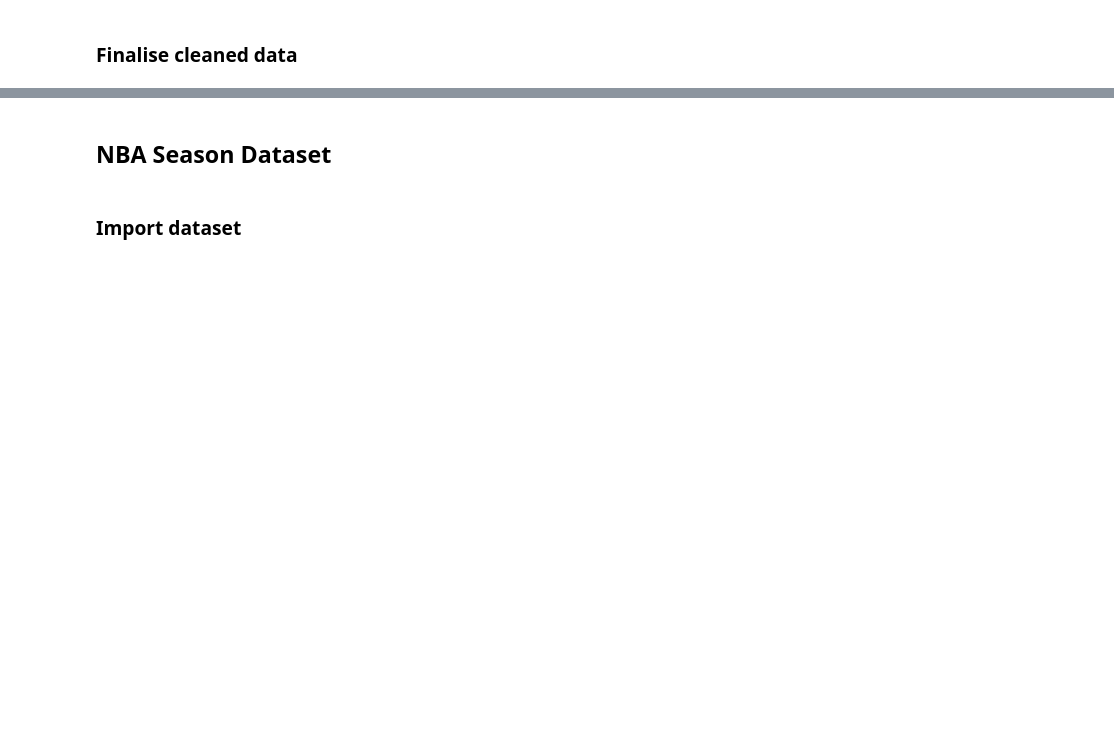
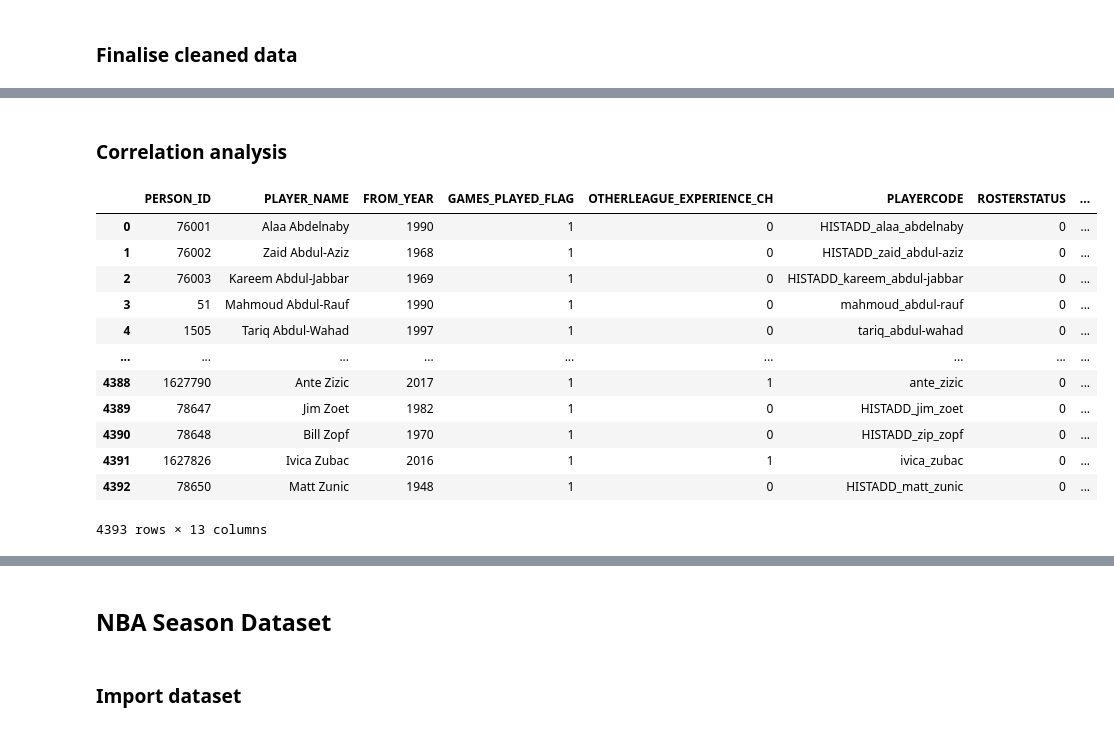
Before and after one commit to SalahAlHaismawi/Artificial-Intelligence-Problems, a Jupyter notebook: Project.ipynb, the cells around one changed output, grey strips where cells are left out. Saved outputs shown, nothing was run; the diff lists cells and outputs as text; code cells hidden in the pictures; blank space fills up the shorter version.

```diff
--- a/Project.ipynb
+++ b/Project.ipynb
@@ -882,2 +997,36 @@ check_missing_values(playerlist)
 # %%
 playerlist.to_csv('playerlist_cleaned.csv', index=False)
+# %% [markdown]
+### Correlation analysis
+# %%
+playerlist_LE = pd.read_csv('playerlist_cleaned.csv')
+
+# Select relevant columns for clustering
+col_list = playerlist_LE .select_dtypes(include=["object"]).columns.to_list()
+
+# Remove the "Date" and "Time" columns from the list
+col_list = [col for col in col_list if col not in ["PERSON_ID", "PLAYER_NAME", 'PLAYERCODE', 'TEAM_ID', 'TEAM_NAME', 'TEAM_CODE']]
+
+encoders = {}
+for col in col_list:
+    encoders[col] = LabelEncoder()
+
+# Encode the object columns in the DataFrame
+for col in col_list:
+    playerlist_LE [col] = encoders[col].fit_transform(playerlist_LE [col])
+
+playerlist_LE
+# %% [output]
+|  | PERSON_ID | PLAYER_NAME | FROM_YEAR | GAMES_PLAYED_FLAG | OTHERLEAGUE_EXPERIENCE_CH | PLAYERCODE | ROSTERSTATUS | ... |
+| 0 | 76001 | Alaa Abdelnaby | 1990 | 1 | 0 | HISTADD_alaa_abdelnaby | 0 | ... |
+| 1 | 76002 | Zaid Abdul-Aziz | 1968 | 1 | 0 | HISTADD_zaid_abdul-aziz | 0 | ... |
+| 2 | 76003 | Kareem Abdul-Jabbar | 1969 | 1 | 0 | HISTADD_kareem_abdul-jabbar | 0 | ... |
+| 3 | 51 | Mahmoud Abdul-Rauf | 1990 | 1 | 0 | mahmoud_abdul-rauf | 0 | ... |
+| 4 | 1505 | Tariq Abdul-Wahad | 1997 | 1 | 0 | tariq_abdul-wahad | 0 | ... |
+| ... | ... | ... | ... | ... | ... | ... | ... | ... |
+| 4388 | 1627790 | Ante Zizic | 2017 | 1 | 1 | ante_zizic | 0 | ... |
+| 4389 | 78647 | Jim Zoet | 1982 | 1 | 0 | HISTADD_jim_zoet | 0 | ... |
+| 4390 | 78648 | Bill Zopf | 1970 | 1 | 0 | HISTADD_zip_zopf | 0 | ... |
+| 4391 | 1627826 | Ivica Zubac | 2016 | 1 | 1 | ivica_zubac | 0 | ... |
+| 4392 | 78650 | Matt Zunic | 1948 | 1 | 0 | HISTADD_matt_zunic | 0 | ... |
+4393 rows × 13 columns
```
Also changed, not shown: parts of 70 cells of this notebook.
